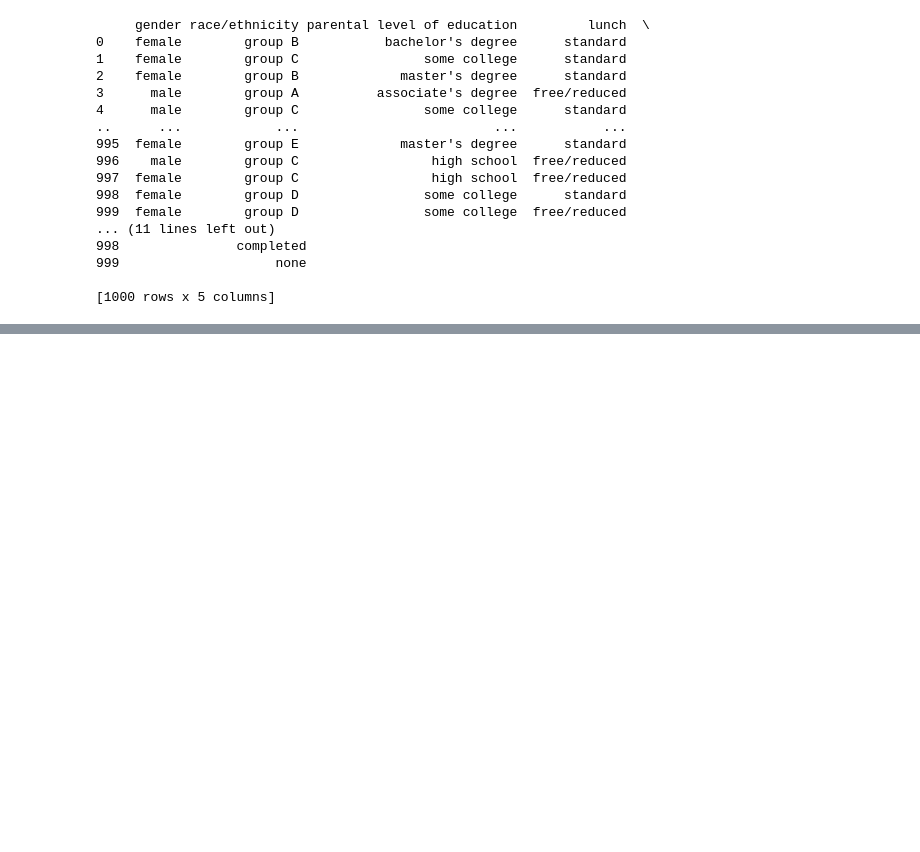
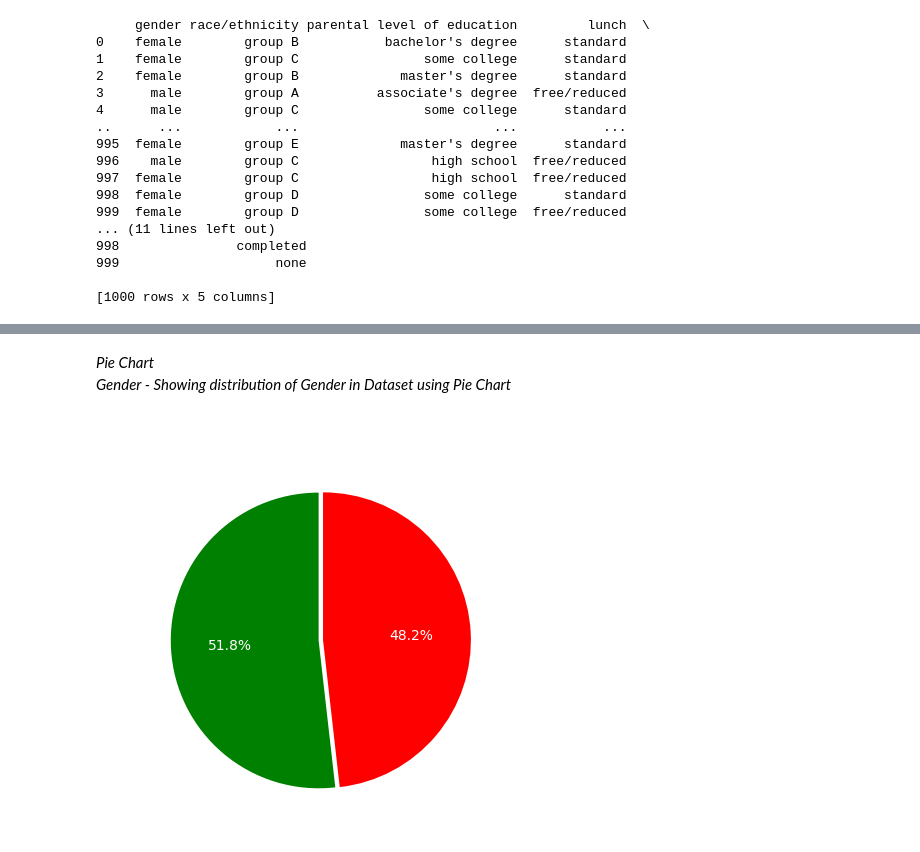
Before and after one commit to udaysingh21/Pandas-Project, a Jupyter notebook: STUDENT PERFORMANCE/analysis.ipynb, the cells around one changed output, grey strips where cells are left out. Drawn from its saved outputs; the diff is of its cells as text; code cells hidden in the pictures; blank space fills up the shorter version.

```diff
--- a/STUDENT PERFORMANCE/analysis.ipynb
+++ b/STUDENT PERFORMANCE/analysis.ipynb
@@ -288,0 +310,20 @@ print(categorical_features)
+# %% [markdown]
+*Pie Chart*
+*Gender - Showing distribution of Gender in Dataset using Pie Chart*
+# %%
+gender_count=df['gender'].value_counts()
+labels=['Female','Male']
+explode=(0.03,0)
+# print(gender_count)
+# print(type(gender_count))
+
+"""plt.plot() creates the plots and stores them internally, while plt.show() is used to actually display those plots."""
+fig,ax=plt.subplots()
+ax.pie(gender_count, labels=labels, startangle=90, colors=['Green','Red'], autopct='%1.1f%%',textprops={'color': 'white'}, explode=explode)
+ax.set_title("Gender",fontsize=20)
+ax.title.set_color('white')
+fig.set_facecolor('none')
+
+plt.show()
+# %% [output]
+[figure, added]
```
Also changed, not shown: parts of 13 cells of this notebook.
